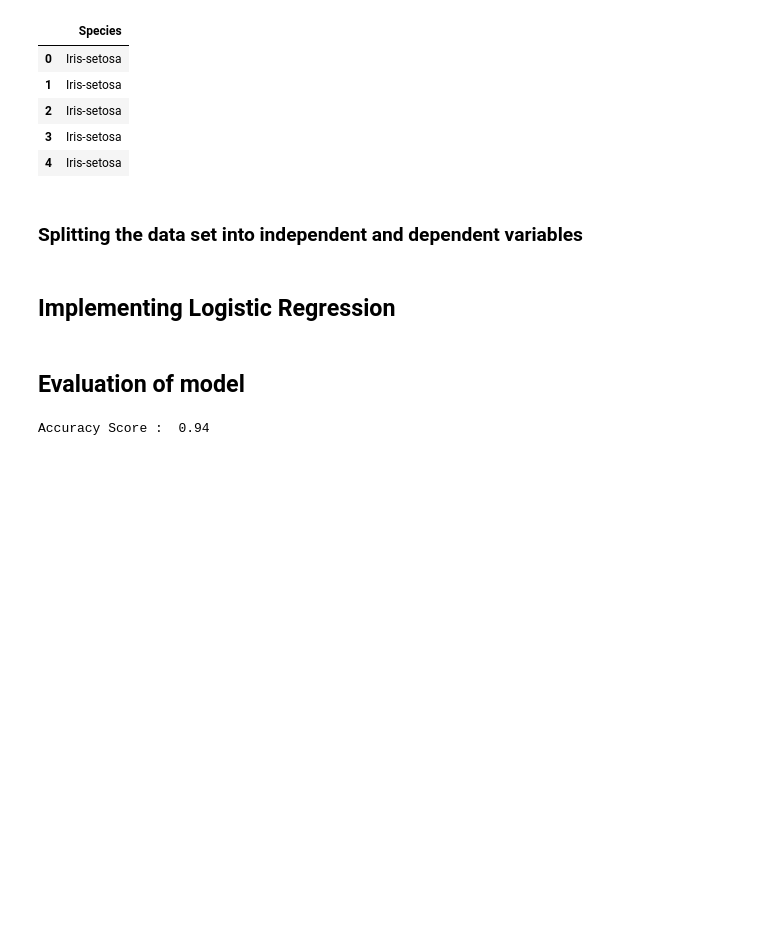
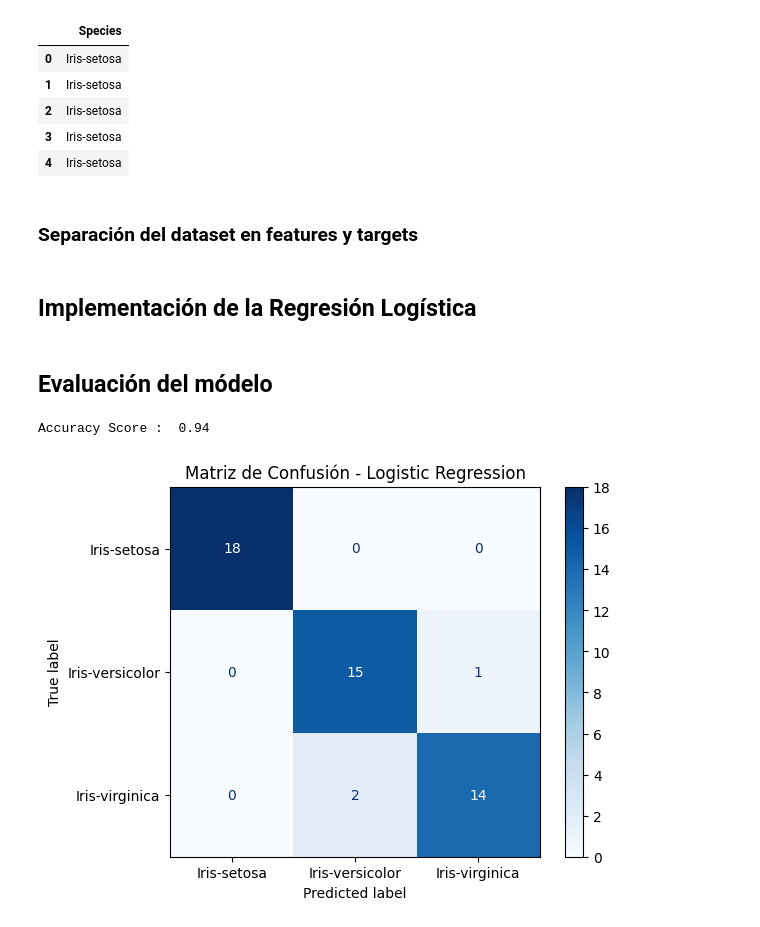
Before and after one commit to machius/MLCrashCourse, a Jupyter notebook: iris_classification_logistic_regression.ipynb, the cells around one changed output. Cells and saved outputs as stored; diff of their text form; code cells hidden in the pictures; blank space fills up the shorter version.

```diff
--- a/iris_classification_logistic_regression.ipynb
+++ b/iris_classification_logistic_regression.ipynb
@@ -136,5 +251,5 @@ y.head()
 | 3 | Iris-setosa |
 | 4 | Iris-setosa |
 # %% [markdown]
-### Splitting the data set into independent and dependent variables
+### Separación del dataset en features y targets
 # %%
@@ -142,4 +264,4 @@ from sklearn.model_selection import train_test_split
 x_train, x_test, y_train, y_test = train_test_split(x,y,test_size=0.33, random_state=8)
 # %% [markdown]
-## Implementing Logistic Regression
+## Implementación de la Regresión Logística
 # %%
@@ -148,4 +274,4 @@ logr.fit(x_train,y_train.values.ravel())
 y_pred = logr.predict(x_test)
 # %% [markdown]
-## Evaluation of model
+## Evaluación del módelo
 # %%
@@ -153,3 +280,25 @@ accuracy_score_logr = accuracy_score(y_test,y_pred,normalize=True)
 print("Accuracy Score : ",accuracy_score_logr)
 # %% [output]
 Accuracy Score :  0.94
+# %%
+# Matriz de Confusión - Permite identificar no solamente cuántas predicciones fueron correctas, sino también en qué especies se equivoca el modelo.
+# La diagonal principal representa las clasificaciones correctas, mientras que los valores fuera de la diagonal corresponden a errores de clasificación.
+from sklearn.metrics import confusion_matrix, ConfusionMatrixDisplay
+
+# Predicciones del modelo
+y_pred = logr.predict(x_test)
+
+# Matriz de confusión
+cm = confusion_matrix(y_test, y_pred)
+
+# Graficar
+disp = ConfusionMatrixDisplay(
+    confusion_matrix=cm,
+    display_labels=logr.classes_
+)
+
+disp.plot(cmap="Blues")
+plt.title("Matriz de Confusión - Logistic Regression")
+plt.show()
+# %% [output]
+[figure, added]
```
Also changed, not shown: parts of 23 cells of this notebook.
